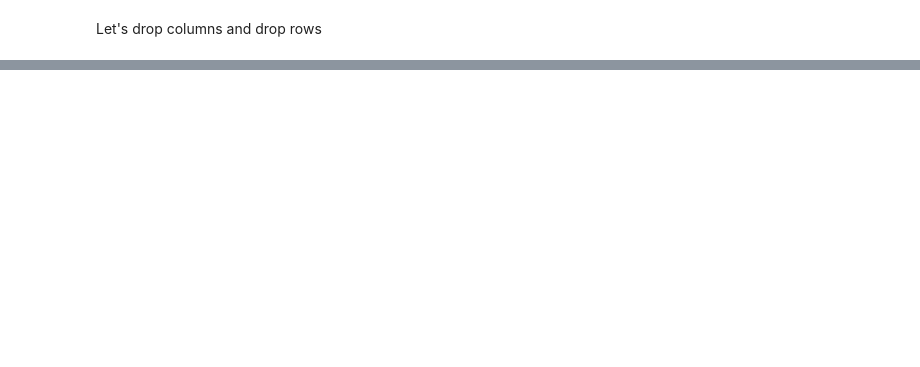
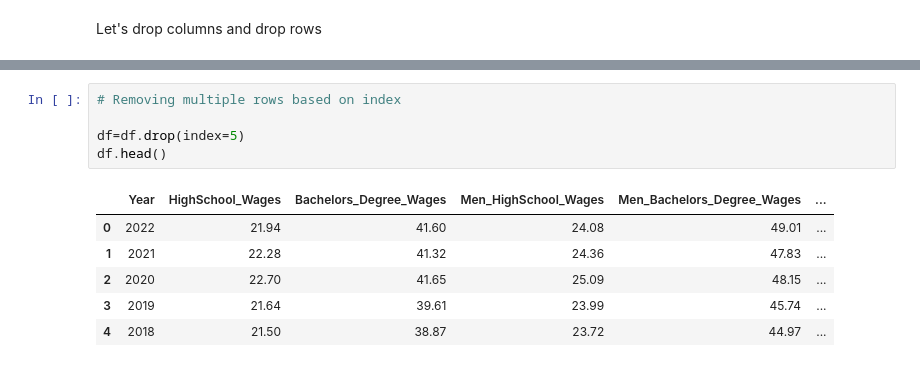
Before and after one commit to waheeb123/Python, a Jupyter notebook: Assignment7.ipynb, the cells around one changed output, grey strips where cells are left out. Saved outputs shown, nothing was run; the diff lists cells and outputs as text; blank space fills up the shorter version.

```diff
--- a/Assignment7.ipynb
+++ b/Assignment7.ipynb
@@ -158,0 +189,12 @@ Let's drop columns and drop rows
+# %%
+# Removing multiple rows based on index
+
+df=df.drop(index=5)
+df.head()
+# %% [output]
+|  | Year | HighSchool_Wages | Bachelors_Degree_Wages | Men_HighSchool_Wages | Men_Bachelors_Degree_Wages | ... |
+| 0 | 2022 | 21.94 | 41.60 | 24.08 | 49.01 | ... |
+| 1 | 2021 | 22.28 | 41.32 | 24.36 | 47.83 | ... |
+| 2 | 2020 | 22.70 | 41.65 | 25.09 | 48.15 | ... |
+| 3 | 2019 | 21.64 | 39.61 | 23.99 | 45.74 | ... |
+| 4 | 2018 | 21.50 | 38.87 | 23.72 | 44.97 | ... |
```
Also changed, not shown: parts of 16 cells of this notebook.
